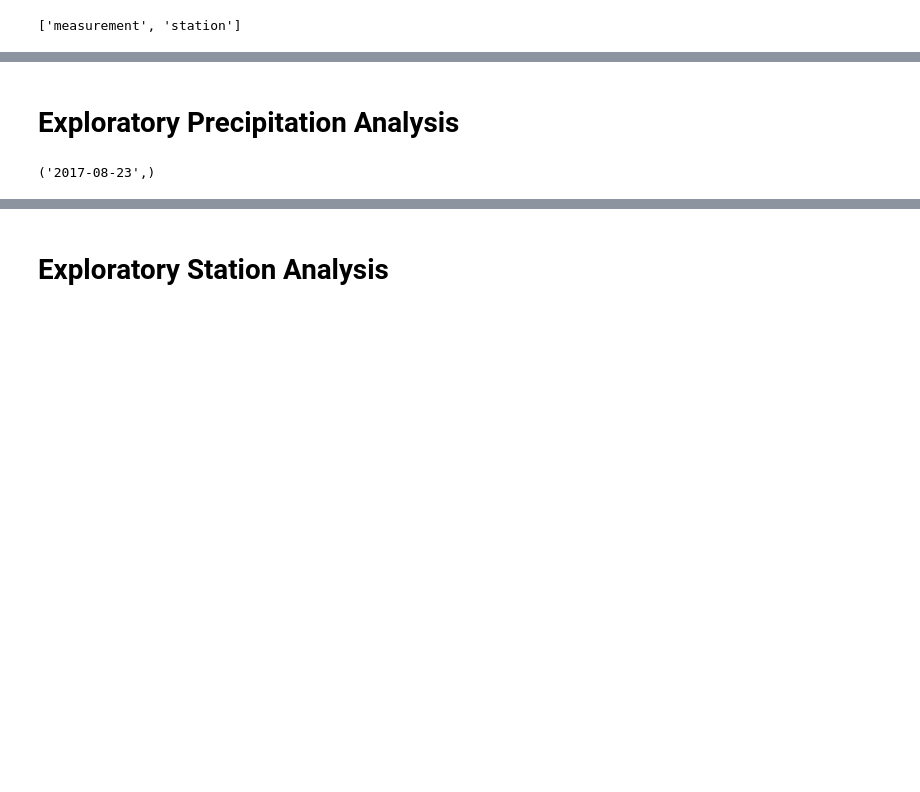
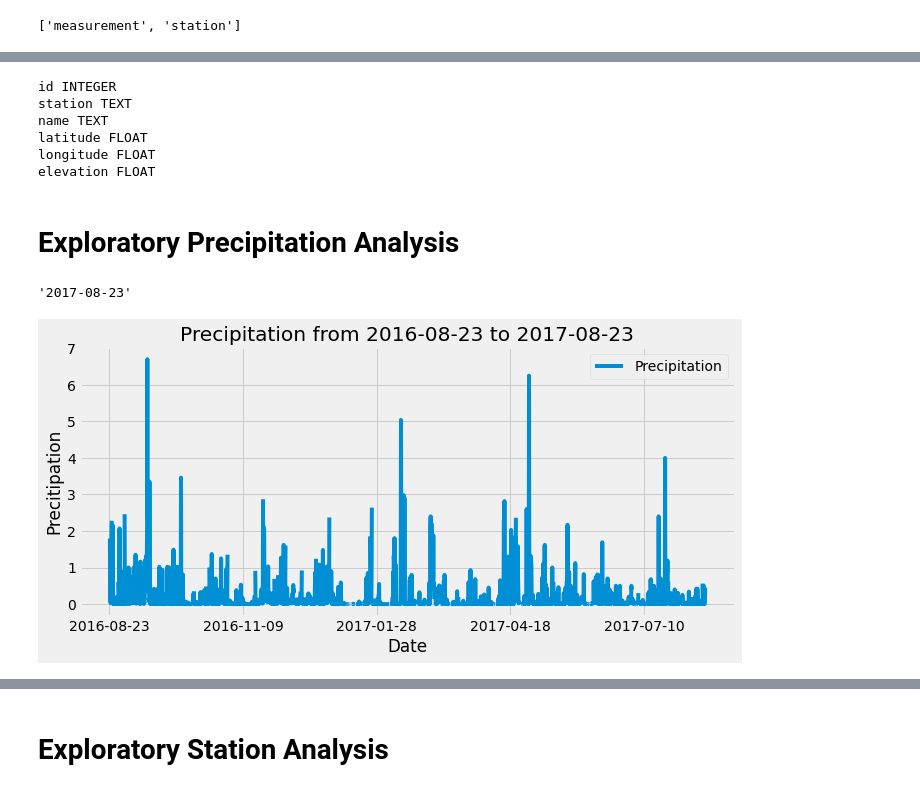
Before and after one commit to Rlizaran/sqlalchhemy-challenge, a Jupyter notebook: Climate Exploration and App/climate_starter.ipynb, the cells around one changed output, grey strips where cells are left out. Drawn from its saved outputs; the diff is of its cells as text; code cells hidden in the pictures; blank space fills up the shorter version.

```diff
--- a/Climate Exploration and App/climate_starter.ipynb
+++ b/Climate Exploration and App/climate_starter.ipynb
@@ -35,3 +49,15 @@ Station = Base.classes.station
+# %%
+# Inspect columns for Station
+columns = inspector.get_columns('Station')
+for column in columns:
+    print(column['name'],column['type'])
+# %% [output]
+id INTEGER
+station TEXT
+name TEXT
+latitude FLOAT
+longitude FLOAT
+elevation FLOAT
 # %%
 # Create our session (link) from Python to the DB
 session = Session(engine)
@@ -40,25 +66,37 @@ session = Session(engine)
 # %%
 # Find the most recent date in the data set.
 most_recent_date = session.query(Measurement.date)[-1]
-most_recent_date
+most_recent_date[0]
 # %% [output]
-('2017-08-23',)
+'2017-08-23'
+# %%
+# Convert most_recent_date to be used for datatime
+year = int(most_recent_date[0][:4])
+month = int(most_recent_date[0][5:7])
+day = int(most_recent_date[0][8:])
 # %%
 # Design a query to retrieve the last 12 months of precipitation data and plot the results.
 # Starting from the most recent data point in the database.
-
+recent_date = dt.date(year, month, day)
 # Calculate the date one year from the last date in data set.
-
+query_date_1year = recent_date - dt.timedelta(days=365)
 
 # Perform a query to retrieve the data and precipitation scores
-
+prcp_data = session.query(Measurement.date, Measurement.prcp).filter(Measurement.date >= query_date_1year).all()
 
 # Save the query results as a Pandas DataFrame and set the index to the date column
-
+prcp_df = pd.DataFrame(prcp_data, columns=['Date','Precipitation']).set_index('Date')
 
 # Sort the dataframe by date
-
+prcp_df_sort = prcp_df.sort_values(by=['Date'])
 
 # Use Pandas Plotting with Matplotlib to plot the data
+prcp_df_sort.plot(grid = True, ylabel= "Precitipation", title= f"Precipitation from {query_date_1year} to {most_recent_date[0]}", figsize = (10,5))
+plt.tight_layout()
+plt.savefig(f"../Images/Precipitation from {query_date_1year} to {most_recent_date[0]}.png")
+
+plt.show()
+# %% [output]
+[figure, added]
 # %%
 # Use Pandas to calcualte the summary statistics for the precipitation data
```
Also changed, not shown: parts of 9 cells of this notebook.
